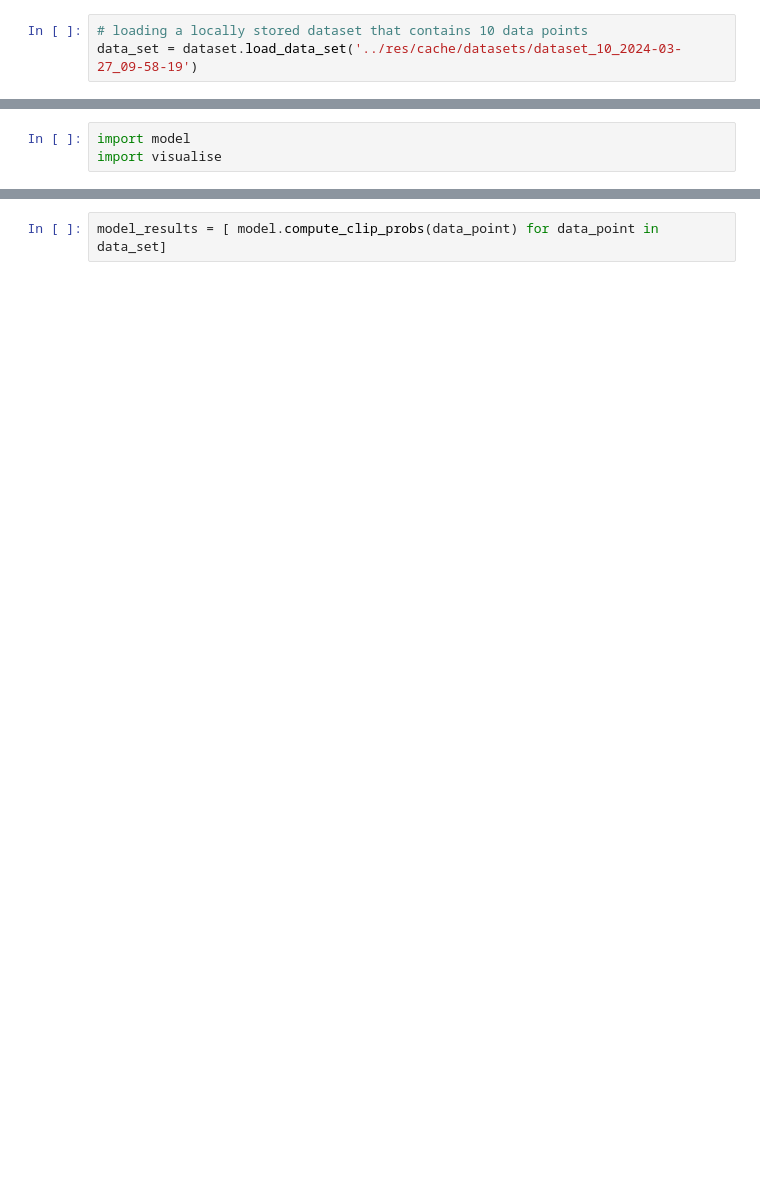
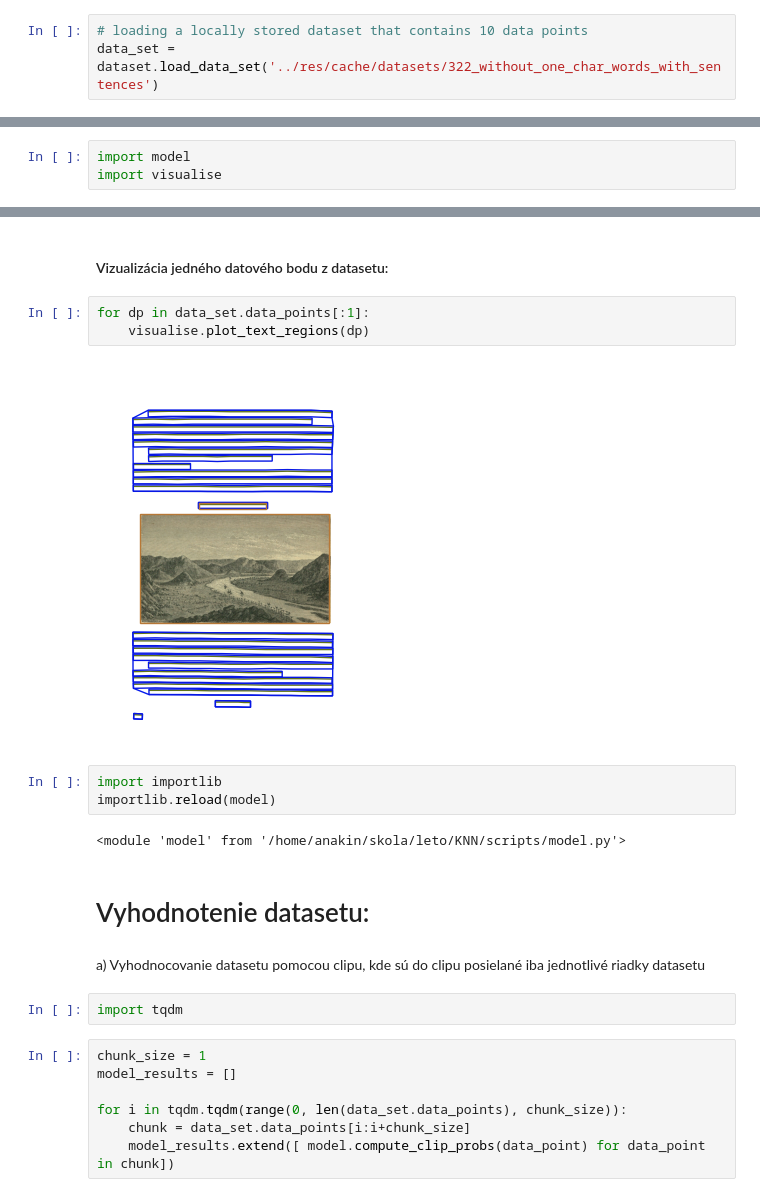
Before and after one commit to MrDadnooo/KNN, a Jupyter notebook: scripts/example.ipynb, the cells around one changed output, grey strips where cells are left out. Drawn from its saved outputs; the diff is of its cells as text; blank space fills up the shorter version.

Commit message:
add evaluation of approach in which we use sentences instead of lines in clip

```diff
--- a/scripts/example.ipynb
+++ b/scripts/example.ipynb
@@ -6,3 +16,3 @@ Data manager initialization finished
 # %%
 # loading a locally stored dataset that contains 10 data points
-data_set = dataset.load_data_set('../res/cache/datasets/dataset_10_2024-03-27_09-58-19')
+data_set = dataset.load_data_set('../res/cache/datasets/322_without_one_char_words_with_sentences')
@@ -35,2 +22,25 @@ loading processing.2023-10-24 mapping from disk
+# %% [markdown]
+#### Vizualizácia jedného datového bodu z datasetu:
+# %%
+for dp in data_set.data_points[:1]:
+    visualise.plot_text_regions(dp)
+# %% [output]
+[figure, added]
+# %%
+import importlib
+importlib.reload(model)
+# %% [output]
+<module 'model' from '/home/anakin/skola/leto/KNN/scripts/model.py'>
+# %% [markdown]
+# Vyhodnotenie datasetu:
+# %% [markdown]
+a) Vyhodnocovanie datasetu pomocou clipu, kde sú do clipu posielané iba jednotlivé riadky datasetu
+# %%
+import tqdm
 # %%
-model_results = [ model.compute_clip_probs(data_point) for data_point in data_set]
+chunk_size = 1
+model_results = []
+
+for i in tqdm.tqdm(range(0, len(data_set.data_points), chunk_size)):
+    chunk = data_set.data_points[i:i+chunk_size]
+    model_results.extend([ model.compute_clip_probs(data_point) for data_point in chunk])
```
Also changed, not shown: parts of 16 cells of this notebook, 3 other files.
